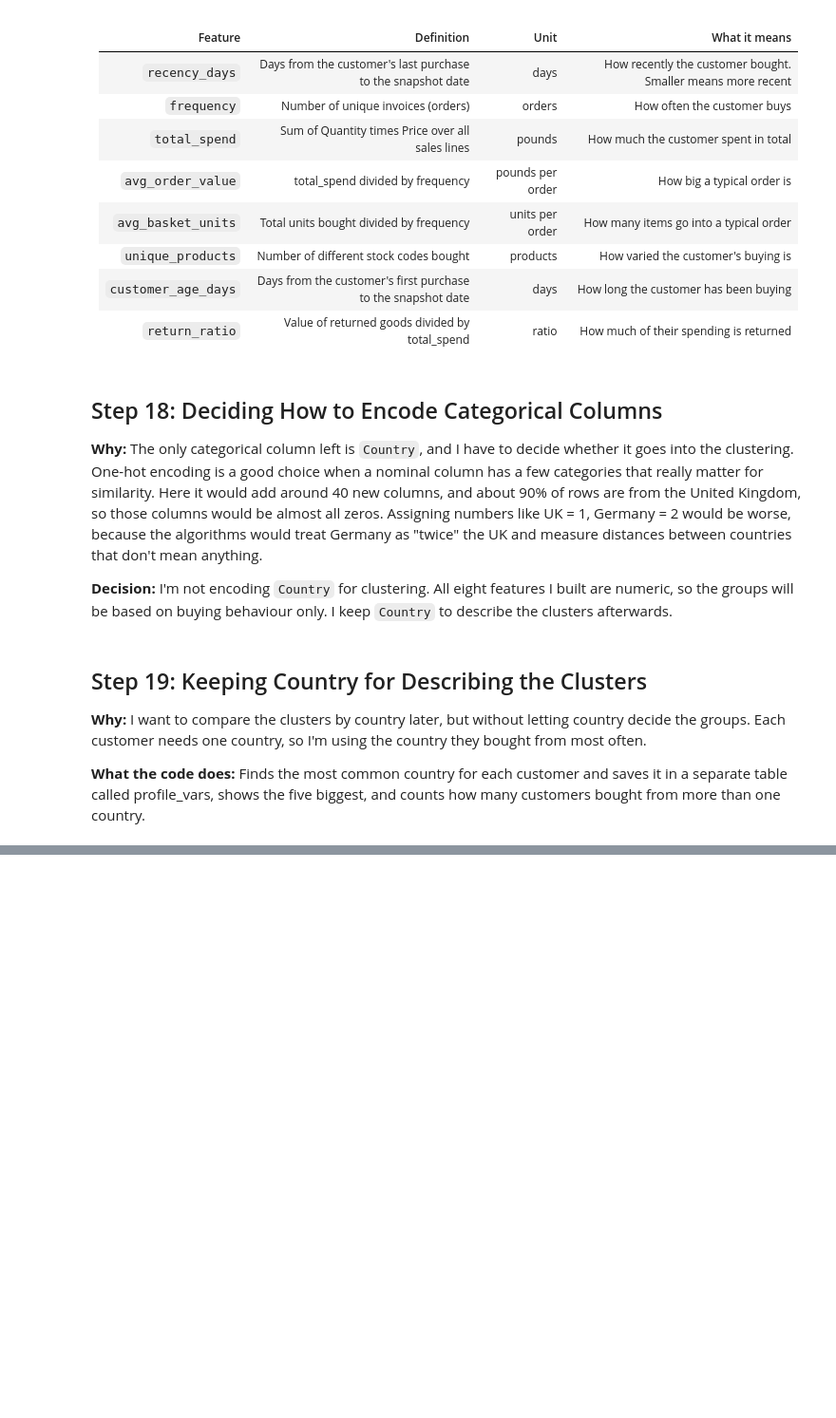
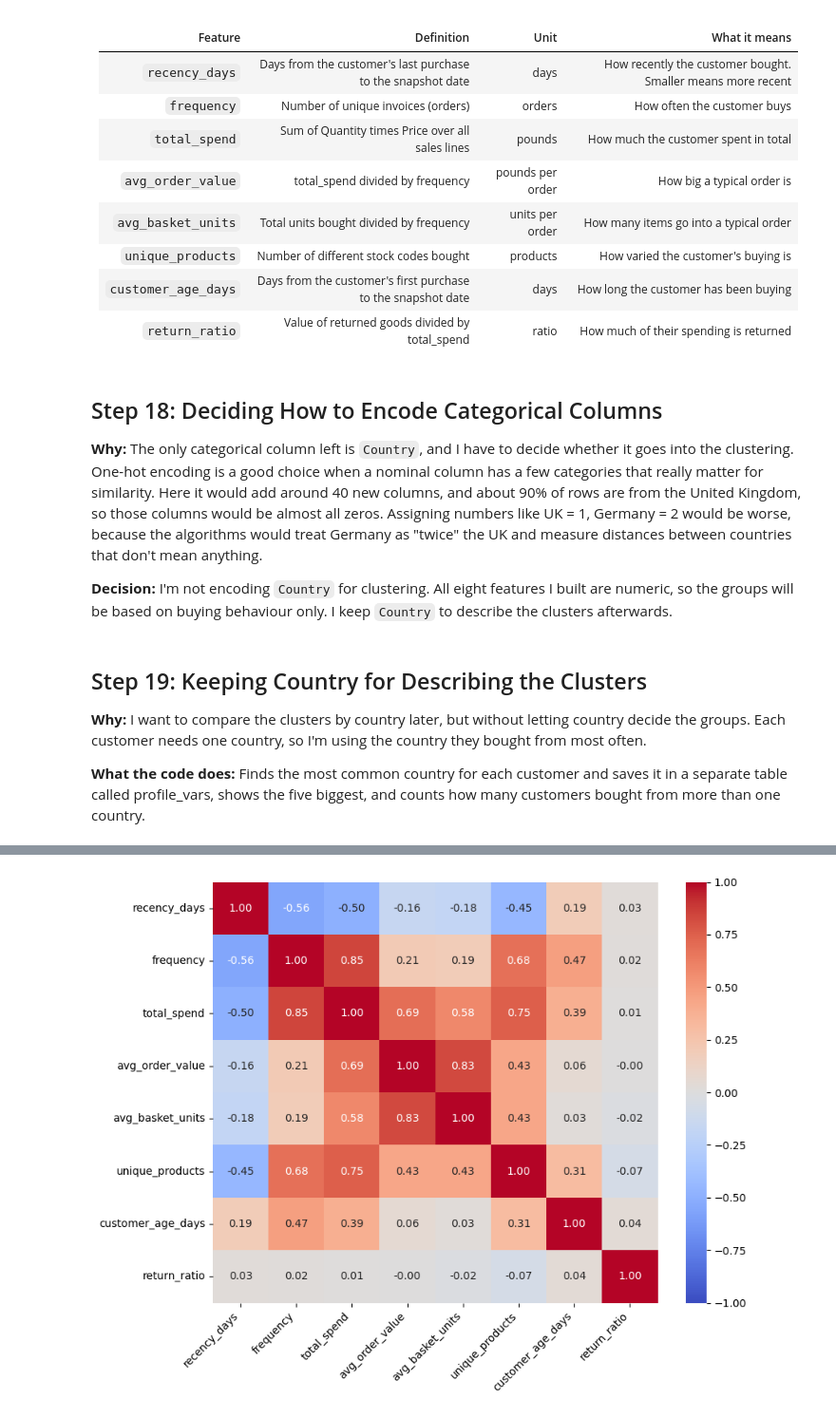
Before and after one commit to samyyy2311/Unsupervised_Learning, a Jupyter notebook: Unsupervised_Learning.ipynb, the cells around one changed output, grey strips where cells are left out. Shown at 95% size. Drawn from its saved outputs; the diff is of its cells as text; code cells hidden in the pictures; blank space fills up the shorter version.

```diff
--- a/Unsupervised_Learning.ipynb
+++ b/Unsupervised_Learning.ipynb
@@ -519,0 +898,14 @@ profile_vars.to_csv('profile_vars.csv')
+# %%
+# applying the transform decided in step 21: log1p for every feature except customer_age_days
+transformed = np.log1p(customers)
+transformed['customer_age_days'] = customers['customer_age_days']
+
+# correlations between features after the transform
+corr = transformed.corr().round(2)
+plt.figure(figsize=(9, 7))
+sns.heatmap(corr, annot=True, cmap='coolwarm', vmin=-1, vmax=1, fmt='.2f')
+plt.xticks(rotation=45, ha='right')
+plt.tight_layout()
+plt.show()
+# %% [output]
+[figure, added]
```
Also changed, not shown: parts of 118 cells of this notebook.
